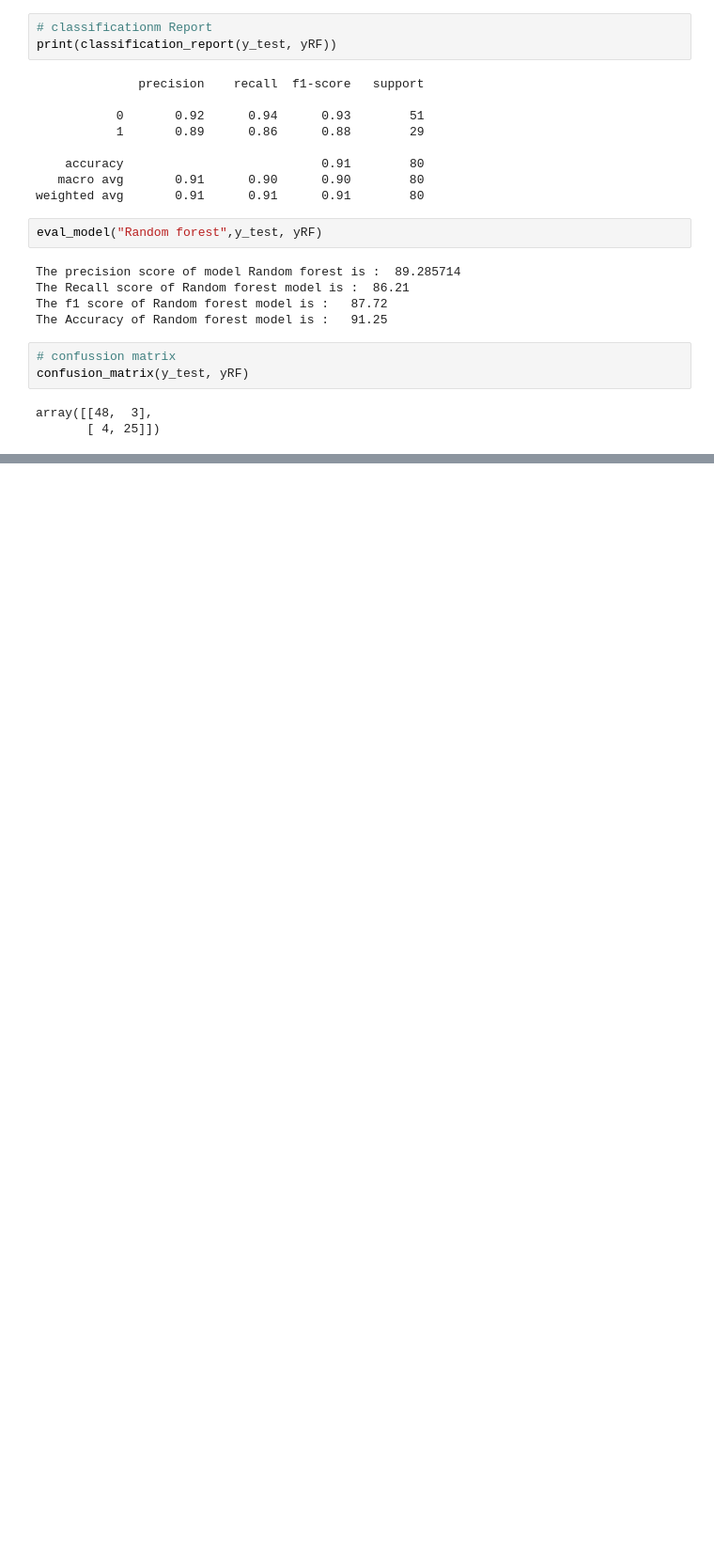
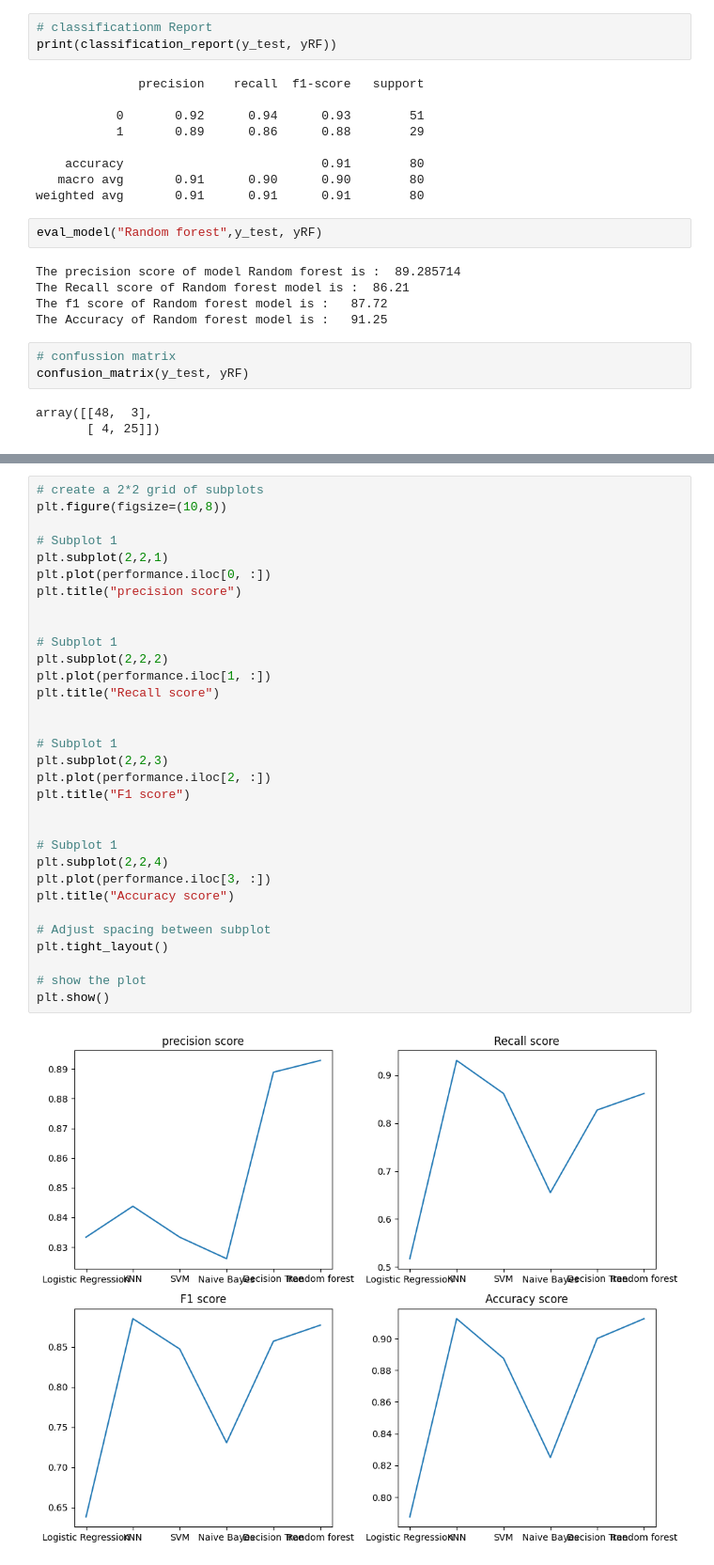
Before and after one commit to kumar291098/SUV_Car_purchesing_predicttion, a Jupyter notebook: SUV_Car_purchesing.ipynb, the cells around one changed output, grey strips where cells are left out. Shown at 94% size. Cells and saved outputs as stored; diff of their text form; blank space fills up the shorter version.

```diff
--- a/SUV_Car_purchesing.ipynb
+++ b/SUV_Car_purchesing.ipynb
@@ -523,0 +562,34 @@ array([[48,  3],
+# %%
+# create a 2*2 grid of subplots
+plt.figure(figsize=(10,8))
+
+# Subplot 1
+plt.subplot(2,2,1)
+plt.plot(performance.iloc[0, :])
+plt.title("precision score")
+
+
+# Subplot 1
+plt.subplot(2,2,2)
+plt.plot(performance.iloc[1, :])
+plt.title("Recall score")
+
+
+# Subplot 1
+plt.subplot(2,2,3)
+plt.plot(performance.iloc[2, :])
+plt.title("F1 score")
+
+
+# Subplot 1
+plt.subplot(2,2,4)
+plt.plot(performance.iloc[3, :])
+plt.title("Accuracy score")
+
+# Adjust spacing between subplot
+plt.tight_layout()
+
+# show the plot
+plt.show()
+# %% [output]
+[figure, added]
```
Also changed, not shown: parts of 6 cells of this notebook.
